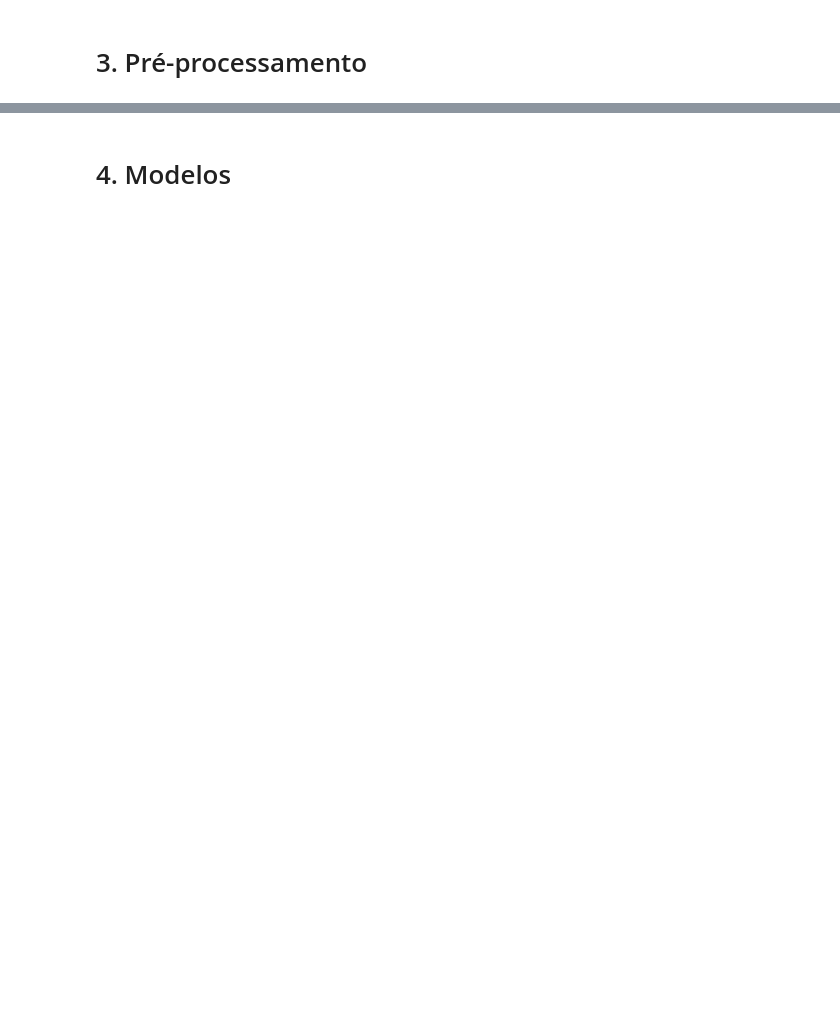
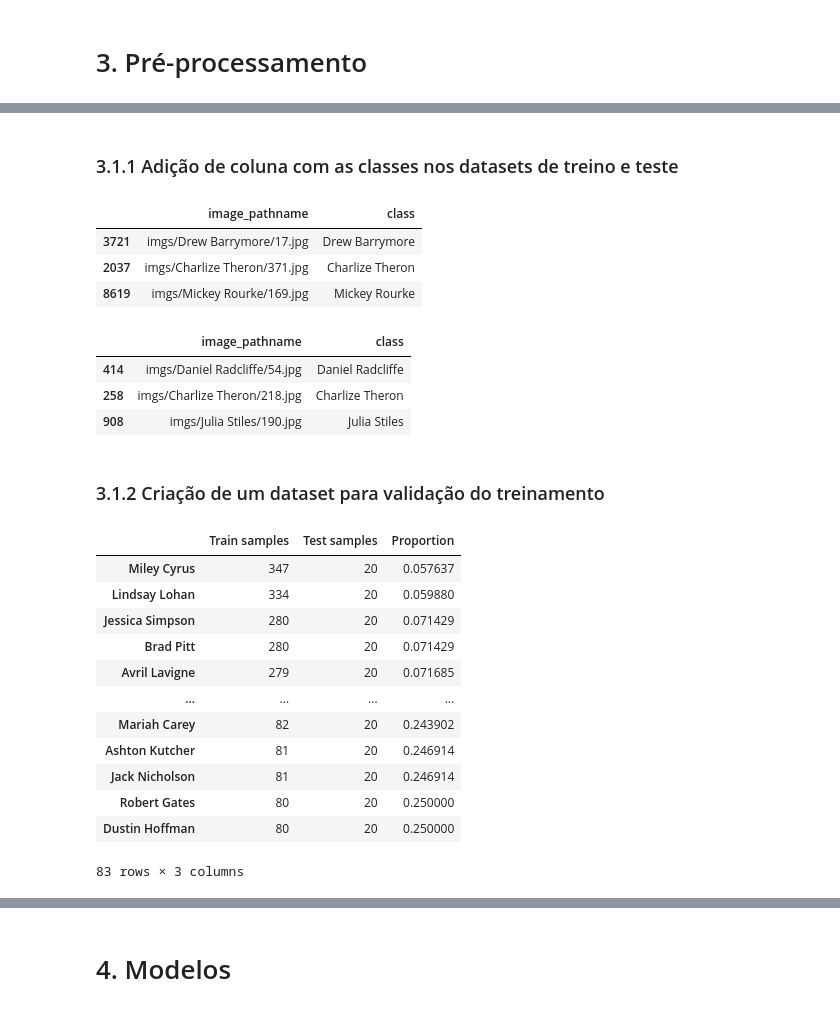
Before and after one commit to ciencia-dados-ifsp-grupo5/FaceRecognition, a Jupyter notebook: Notebooks/FaceRecognition.ipynb, the cells around one changed output, grey strips where cells are left out. Saved outputs shown, nothing was run; the diff lists cells and outputs as text; code cells hidden in the pictures; blank space fills up the shorter version.

```diff
--- a/Notebooks/FaceRecognition.ipynb
+++ b/Notebooks/FaceRecognition.ipynb
@@ -46,13 +47,13 @@ print(f'Número de Classes: {n_classes}')
 Número de Classes: 83
 # %%
 # Dataset de treino
-train = pd.read_csv('../Datasets/train.csv')
+df_train = pd.read_csv(f'{dataset_folder}/train.csv')
 
 # Dataset de treino
-test = pd.read_csv('../Datasets/test.csv')
+df_test = pd.read_csv(f'{dataset_folder}/test.csv')
 
-print(f'Train: {len(train)}')
-print(f'Test: {len(test)}')
+print(f'Train: {len(df_train)}')
+print(f'Test: {len(df_test)}')
 # %% [output]
 Train: 12178
 Test: 1660
@@ -393,0 +148,2 @@ plt.imshow(new_images[207])
+# %% [markdown]
+### 3.1.1 Adição de coluna com as classes nos datasets de treino e teste
@@ -393,0 +153,36 @@ plt.imshow(new_images[207])
+# %%
+df_train.sample(3)
+# %% [output]
+|  | image_pathname | class |
+| 3721 | imgs/Drew Barrymore/17.jpg | Drew Barrymore |
+| 2037 | imgs/Charlize Theron/371.jpg | Charlize Theron |
+| 8619 | imgs/Mickey Rourke/169.jpg | Mickey Rourke |
+# %%
+df_test.sample(3)
+# %% [output]
+|  | image_pathname | class |
+| 414 | imgs/Daniel Radcliffe/54.jpg | Daniel Radcliffe |
+| 258 | imgs/Charlize Theron/218.jpg | Charlize Theron |
+| 908 | imgs/Julia Stiles/190.jpg | Julia Stiles |
+# %% [markdown]
+### 3.1.2 Criação de um dataset para validação do treinamento
+# %%
+# Dataframe com volume de amostras de treino e teste e a proporção entre eles
+samples = pd.concat([df_train['class'].value_counts(), df_test['class'].value_counts()], axis=1)
+samples.columns = ['Train samples', 'Test samples']
+samples['Proportion'] = samples['Test samples'] / samples['Train samples']
+samples
+# %% [output]
+|  | Train samples | Test samples | Proportion |
+| Miley Cyrus | 347 | 20 | 0.057637 |
+| Lindsay Lohan | 334 | 20 | 0.059880 |
+| Jessica Simpson | 280 | 20 | 0.071429 |
+| Brad Pitt | 280 | 20 | 0.071429 |
+| Avril Lavigne | 279 | 20 | 0.071685 |
+| ... | ... | ... | ... |
+| Mariah Carey | 82 | 20 | 0.243902 |
+| Ashton Kutcher | 81 | 20 | 0.246914 |
+| Jack Nicholson | 81 | 20 | 0.246914 |
+| Robert Gates | 80 | 20 | 0.250000 |
+| Dustin Hoffman | 80 | 20 | 0.250000 |
+83 rows × 3 columns
```
Also changed, not shown: parts of 130 cells of this notebook, 6 other files.
